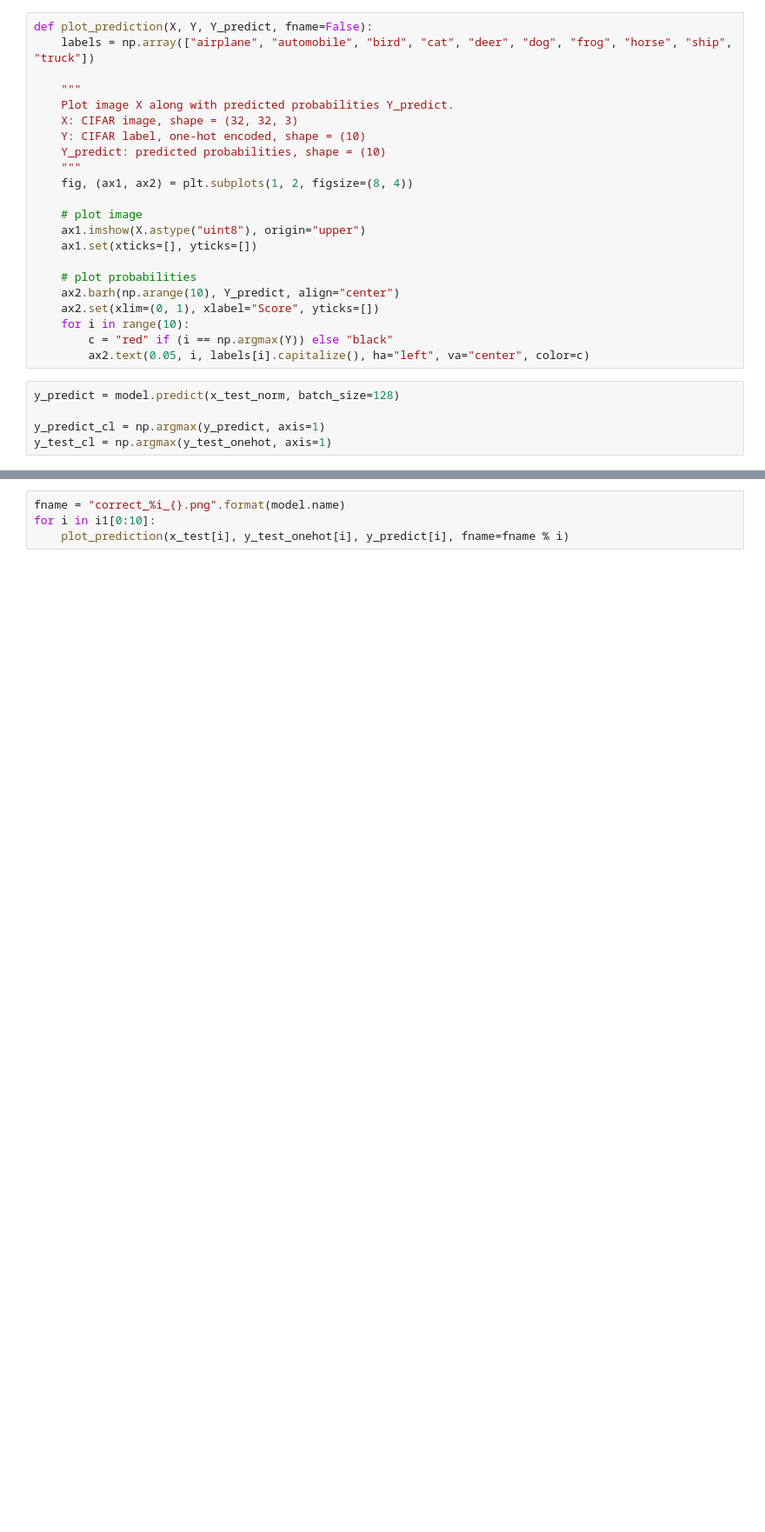
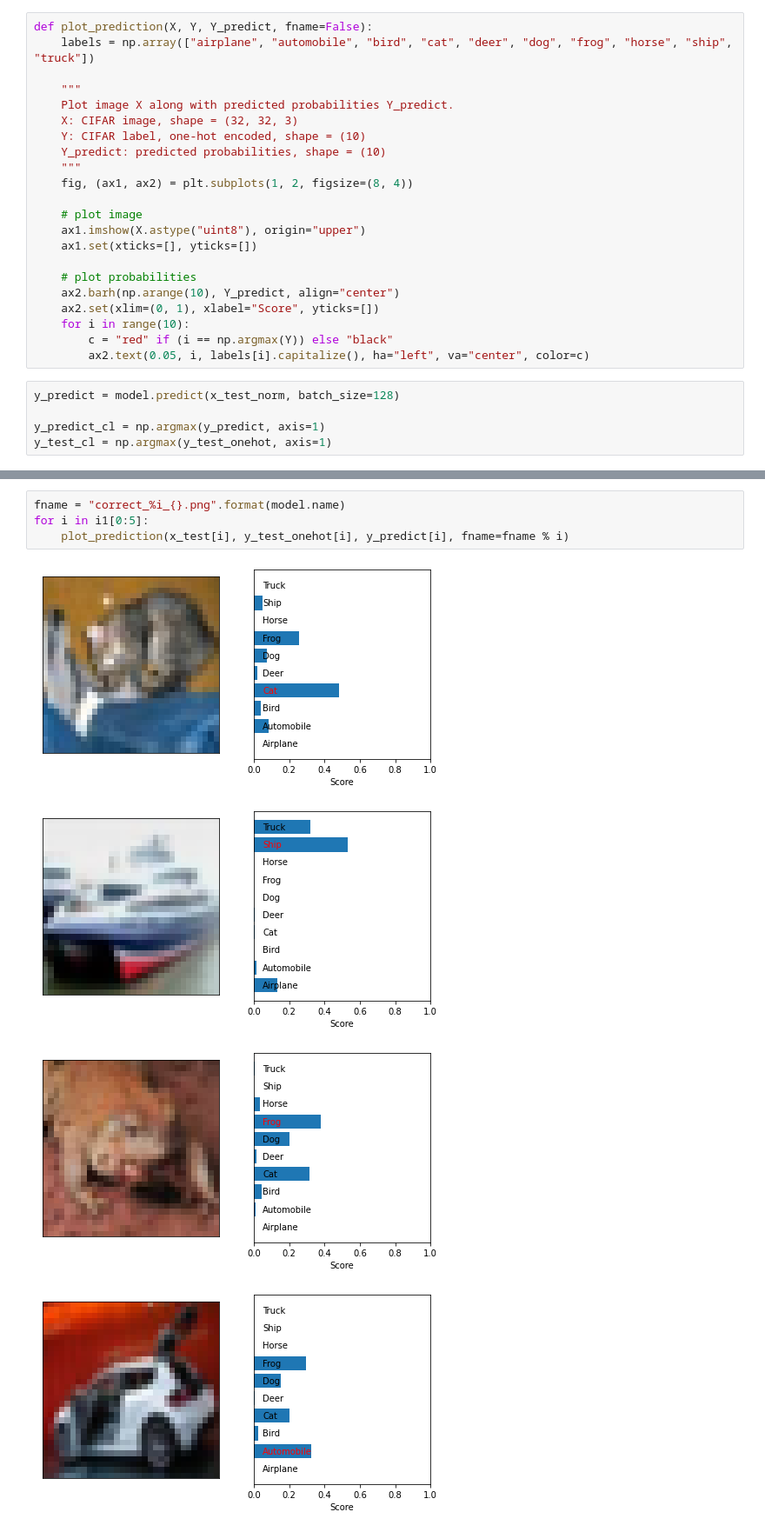
Before and after one commit to jglombitza/cifar_tutorial, a Jupyter notebook: fully_connected.ipynb, the cells around one changed output, grey strips where cells are left out. Shown at 87% size. Saved outputs shown, nothing was run; the diff lists cells and outputs as text; blank space fills up the shorter version.

```diff
--- a/fully_connected.ipynb
+++ b/fully_connected.ipynb
@@ -186,4 +185,9 @@ IndexError: invalid index to scalar variable.
 # %%
 fname = "correct_%i_{}.png".format(model.name)
-for i in i1[0:10]:
+for i in i1[0:5]:
     plot_prediction(x_test[i], y_test_onehot[i], y_predict[i], fname=fname % i)
+# %% [output]
+[figure, added]
+[figure, added]
+[figure, added]
+[figure, added]
```
Also changed, not shown: parts of 14 cells of this notebook.
